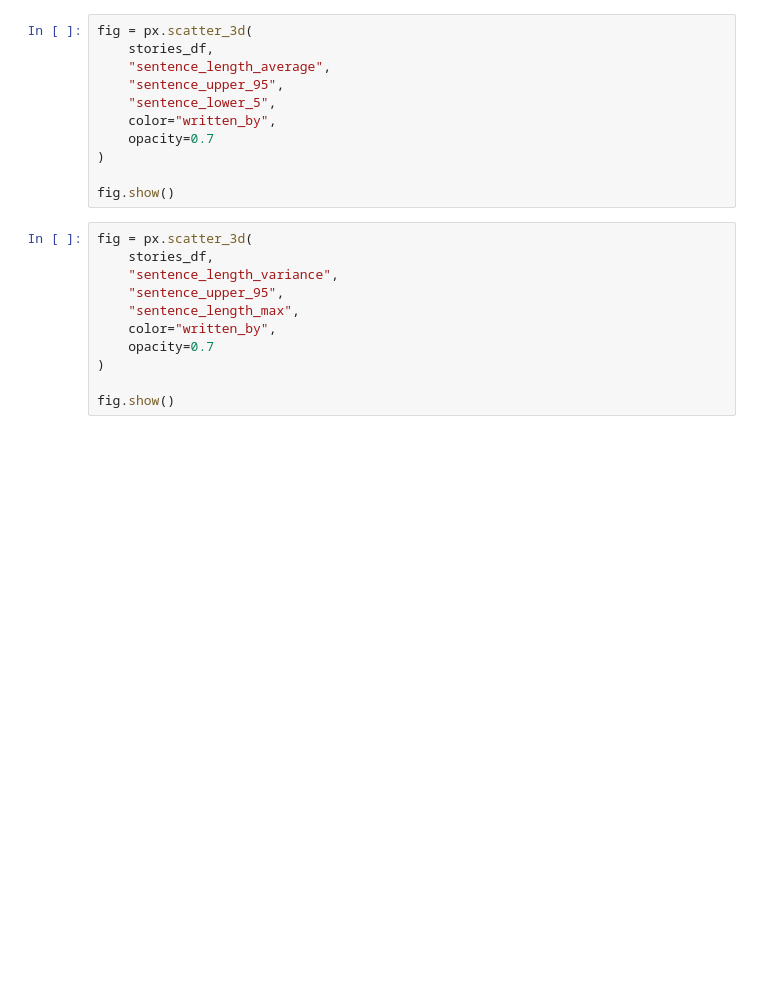
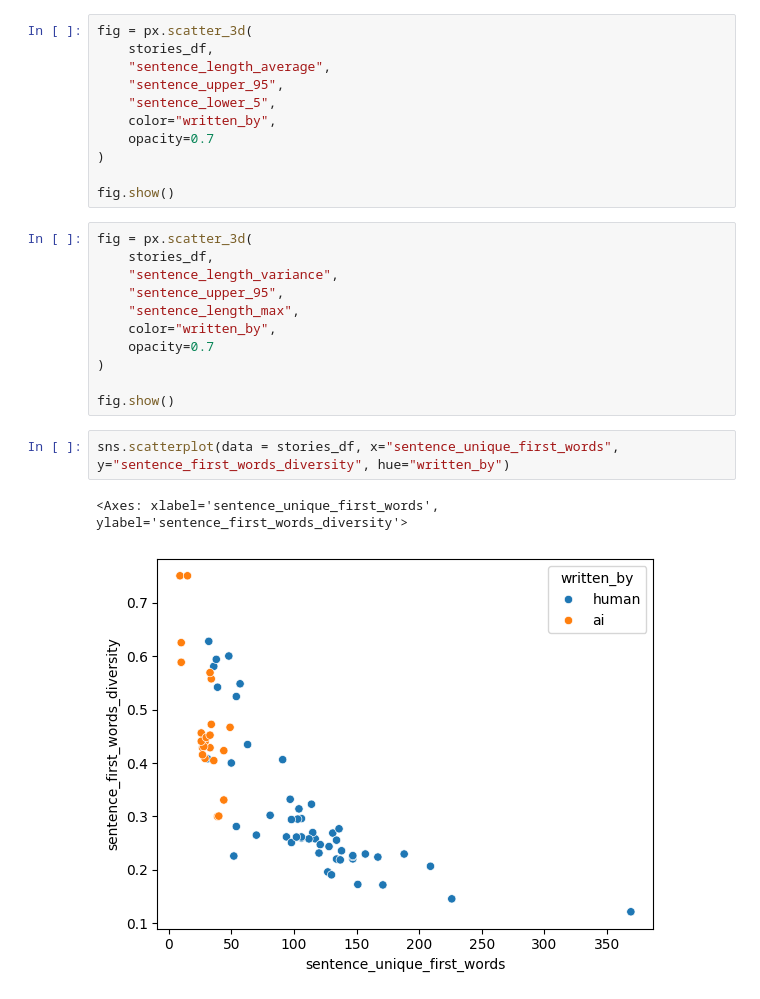
Before and after one commit to tomneisel/ai-written-story-recognition, a Jupyter notebook: notebooks/human_ai_comparison.ipynb, the cells around one changed output. Saved outputs shown, nothing was run; the diff lists cells and outputs as text; blank space fills up the shorter version.

```diff
--- a/notebooks/human_ai_comparison.ipynb
+++ b/notebooks/human_ai_comparison.ipynb
@@ -65,3 +65,8 @@ fig = px.scatter_3d(
 )
 
 fig.show()
+# %%
+sns.scatterplot(data = stories_df, x="sentence_unique_first_words", y="sentence_first_words_diversity", hue="written_by")
+# %% [output]
+<Axes: xlabel='sentence_unique_first_words', ylabel='sentence_first_words_diversity'>
+[figure, added]
```
Also changed, not shown: 4 other files.
